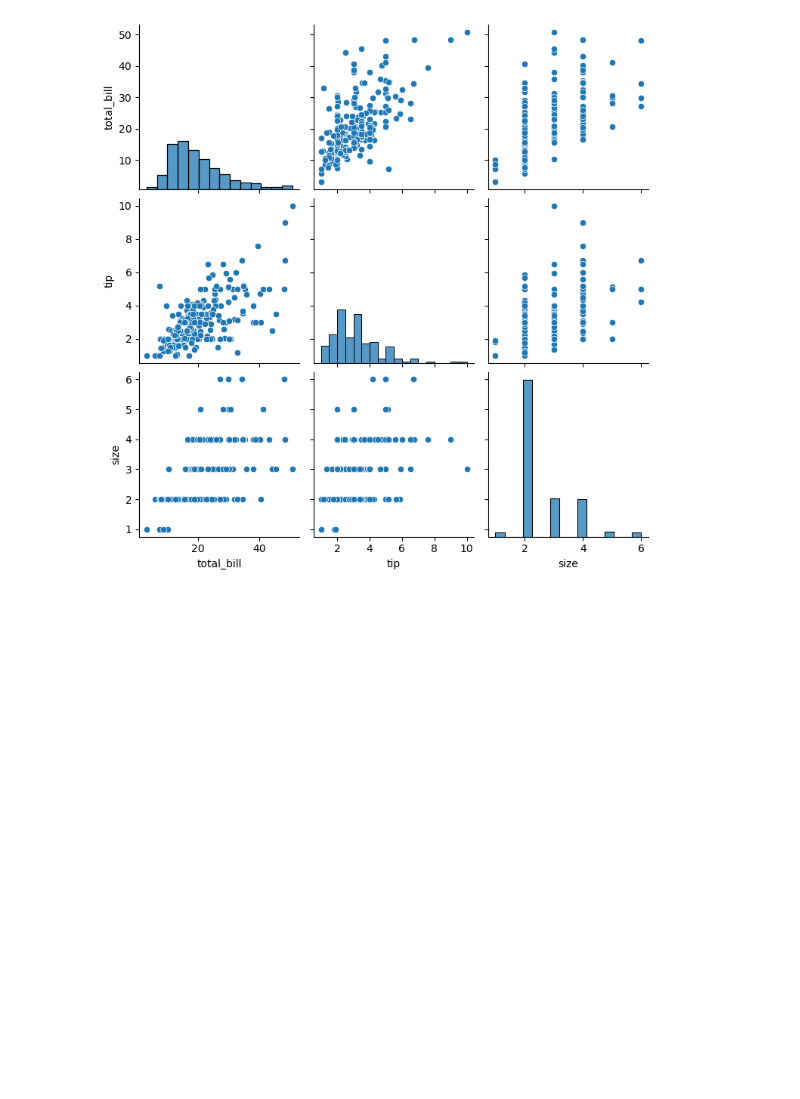
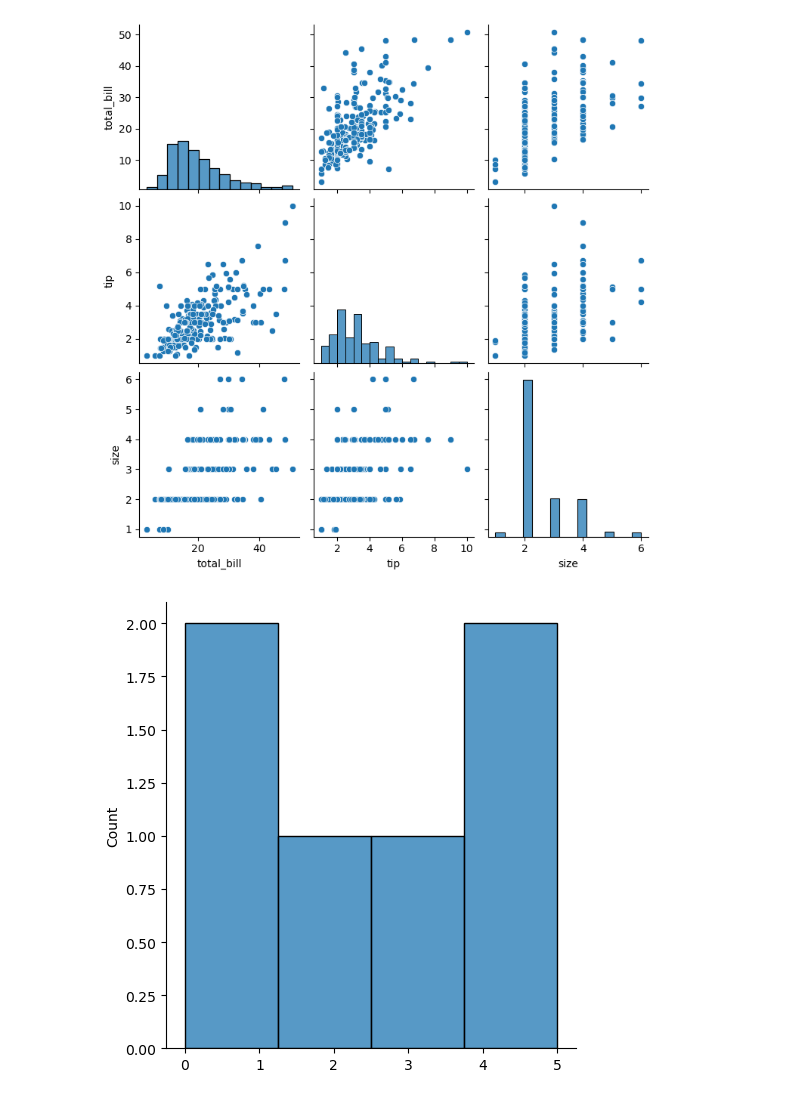
Before and after one commit to coding-ninza-shivam/GitHub, a Jupyter notebook: Data Analysis/Python/Data Processing and Visualisation/Data Visualization/Seaborn_.ipynb, the cells around one changed output. Saved outputs shown, nothing was run; the diff lists cells and outputs as text; code cells hidden in the pictures; blank space fills up the shorter version.

```diff
--- a/Data Analysis/Python/Data Processing and Visualisation/Data Visualization/Seaborn_.ipynb
+++ b/Data Analysis/Python/Data Processing and Visualisation/Data Visualization/Seaborn_.ipynb
@@ -32,3 +30,9 @@ sns.pairplot(tips)
 # %% [output]
 <seaborn.axisgrid.PairGrid at 0x...>
 [figure]
+# %%
+sns.displot([0, 1, 2, 3, 4, 5])
+
+plt.show()
+# %% [output]
+[figure, added]
```
Also changed, not shown: parts of 1 cell of this notebook.
